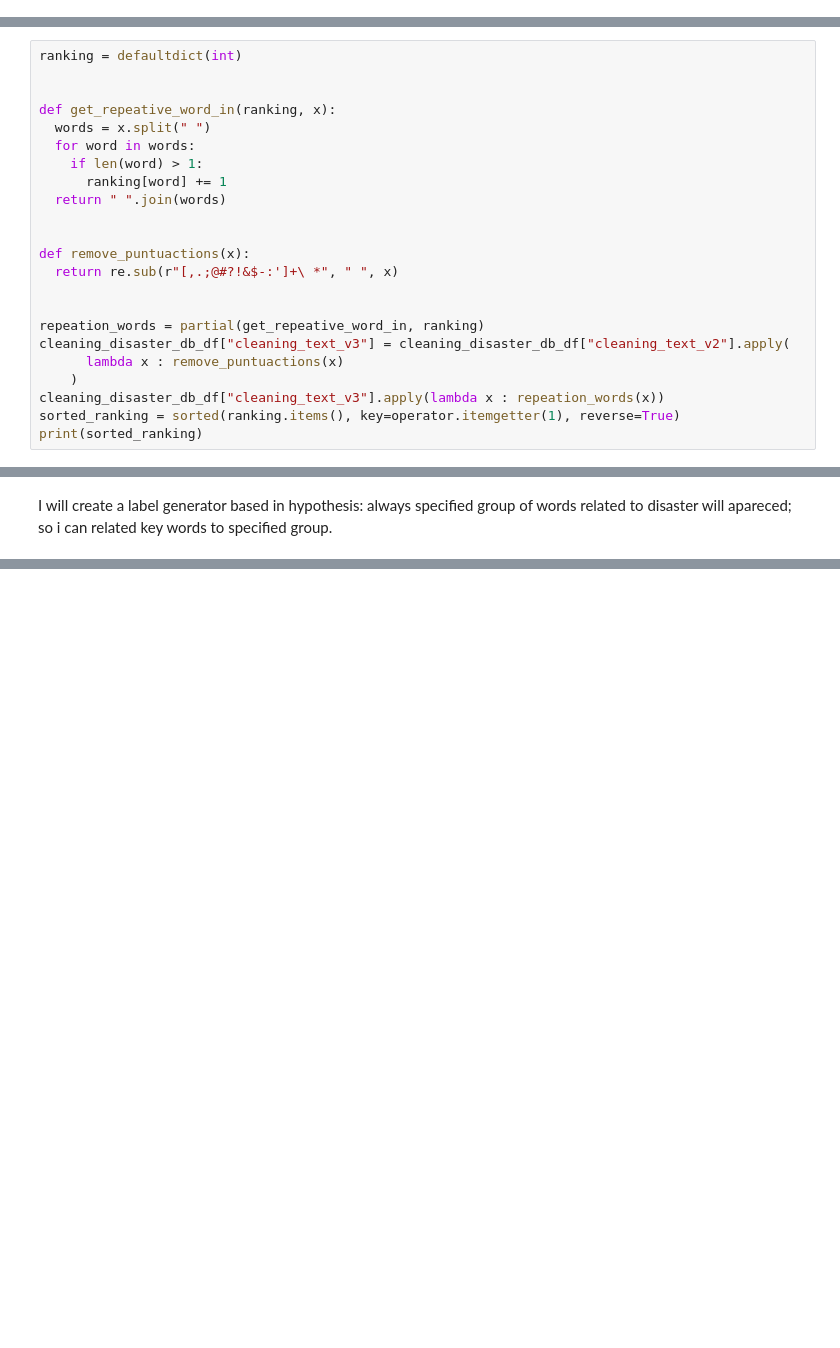
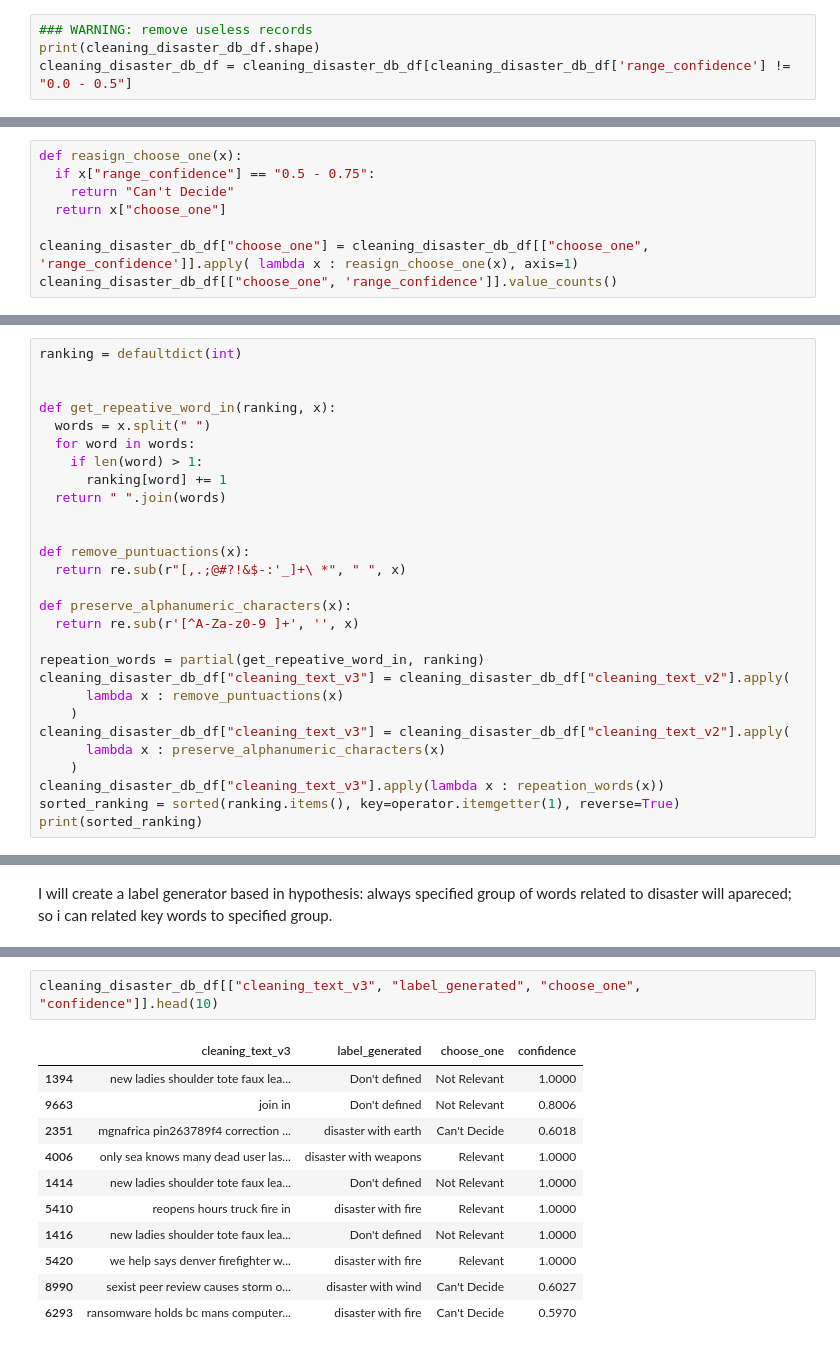
Before and after one commit to CarlosChicata/data_world_portfolio, a Jupyter notebook: Projects/POC/AWS_Ingesting_disaster_tweets_in_real_time/process_scripts/Assign_better_label_to_dataset.ipynb, the cells around one changed output, grey strips where cells are left out. Saved outputs shown, nothing was run; the diff lists cells and outputs as text; blank space fills up the shorter version.

```diff
--- a/Projects/POC/AWS_Ingesting_disaster_tweets_in_real_time/process_scripts/Assign_better_label_to_dataset.ipynb
+++ b/Projects/POC/AWS_Ingesting_disaster_tweets_in_real_time/process_scripts/Assign_better_label_to_dataset.ipynb
@@ -546 +547,5 @@ Index(['choose_one', 'confidence', 'text', 'tweet_id', 'range_confidence',
       dtype='object')
+# %%
+### WARNING: remove useless records
+print(cleaning_disaster_db_df.shape)
+cleaning_disaster_db_df = cleaning_disaster_db_df[cleaning_disaster_db_df['range_confidence'] != "0.0 - 0.5"]
@@ -546,0 +570,8 @@ Index(['choose_one', 'confidence', 'text', 'tweet_id', 'range_confidence',
+# %%
+def reasign_choose_one(x):
+  if x["range_confidence"] == "0.5 - 0.75":
+    return "Can't Decide"
+  return x["choose_one"]
+
+cleaning_disaster_db_df["choose_one"] = cleaning_disaster_db_df[["choose_one", 'range_confidence']].apply( lambda x : reasign_choose_one(x), axis=1)
+cleaning_disaster_db_df[["choose_one", 'range_confidence']].value_counts()
@@ -582,13 +625,18 @@ def get_repeative_word_in(ranking, x):
 
 
 def remove_puntuactions(x):
-  return re.sub(r"[,.;@#?!&$-:']+\ *", " ", x)
+  return re.sub(r"[,.;@#?!&$-:'_]+\ *", " ", x)
 
+def preserve_alphanumeric_characters(x):
+  return re.sub(r'[^A-Za-z0-9 ]+', '', x)
 
 repeation_words = partial(get_repeative_word_in, ranking)
 cleaning_disaster_db_df["cleaning_text_v3"] = cleaning_disaster_db_df["cleaning_text_v2"].apply(
       lambda x : remove_puntuactions(x)
     )
+cleaning_disaster_db_df["cleaning_text_v3"] = cleaning_disaster_db_df["cleaning_text_v2"].apply(
+      lambda x : preserve_alphanumeric_characters(x)
+    )
 cleaning_disaster_db_df["cleaning_text_v3"].apply(lambda x : repeation_words(x))
 sorted_ranking = sorted(ranking.items(), key=operator.itemgetter(1), reverse=True)
 print(sorted_ranking)
@@ -668,0 +740,14 @@ print(sorted_ranking)
+# %%
+cleaning_disaster_db_df[["cleaning_text_v3", "label_generated", "choose_one", "confidence"]].head(10)
+# %% [output]
+|  | cleaning_text_v3 | label_generated | choose_one | confidence |
+| 1394 | new ladies shoulder tote faux lea... | Don't defined | Not Relevant | 1.0000 |
+| 9663 | join in | Don't defined | Not Relevant | 0.8006 |
+| 2351 | mgnafrica pin263789f4 correction ... | disaster with earth | Can't Decide | 0.6018 |
+| 4006 | only sea knows many dead user las... | disaster with weapons | Relevant | 1.0000 |
+| 1414 | new ladies shoulder tote faux lea... | Don't defined | Not Relevant | 1.0000 |
+| 5410 | reopens hours truck fire in | disaster with fire | Relevant | 1.0000 |
+| 1416 | new ladies shoulder tote faux lea... | Don't defined | Not Relevant | 1.0000 |
+| 5420 | we help says denver firefighter w... | disaster with fire | Relevant | 1.0000 |
+| 8990 | sexist peer review causes storm o... | disaster with wind | Can't Decide | 0.6027 |
+| 6293 | ransomware holds bc mans computer... | disaster with fire | Can't Decide | 0.5970 |
```
Also changed, not shown: parts of 10 cells of this notebook.
